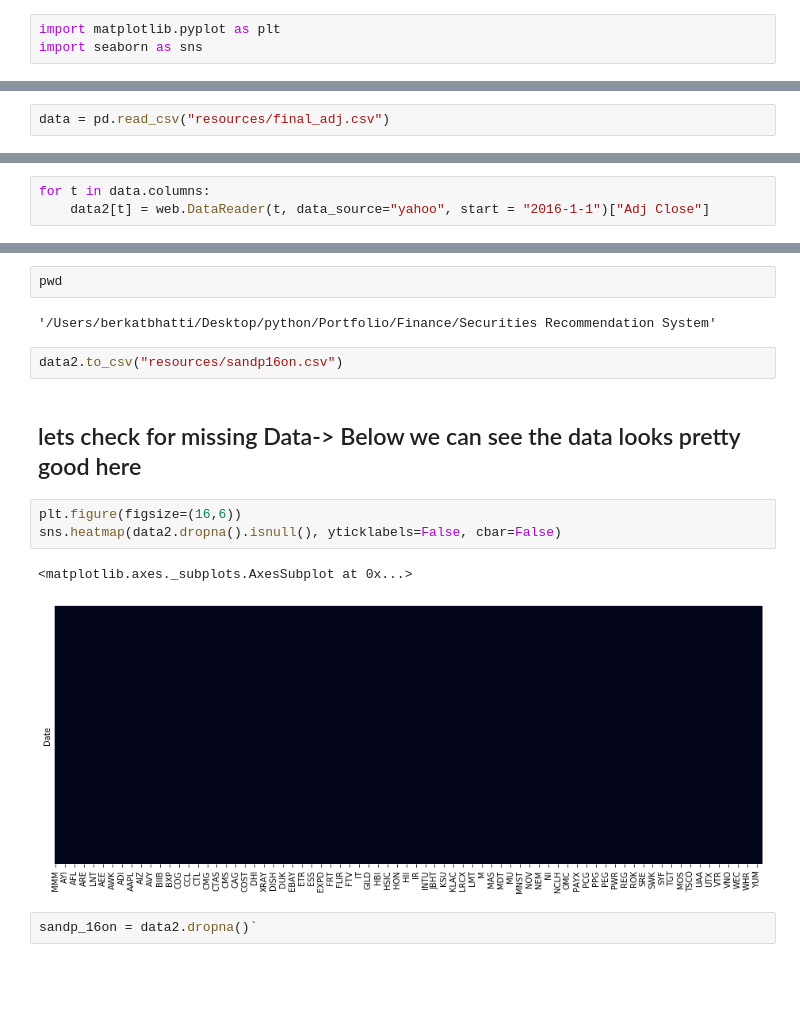
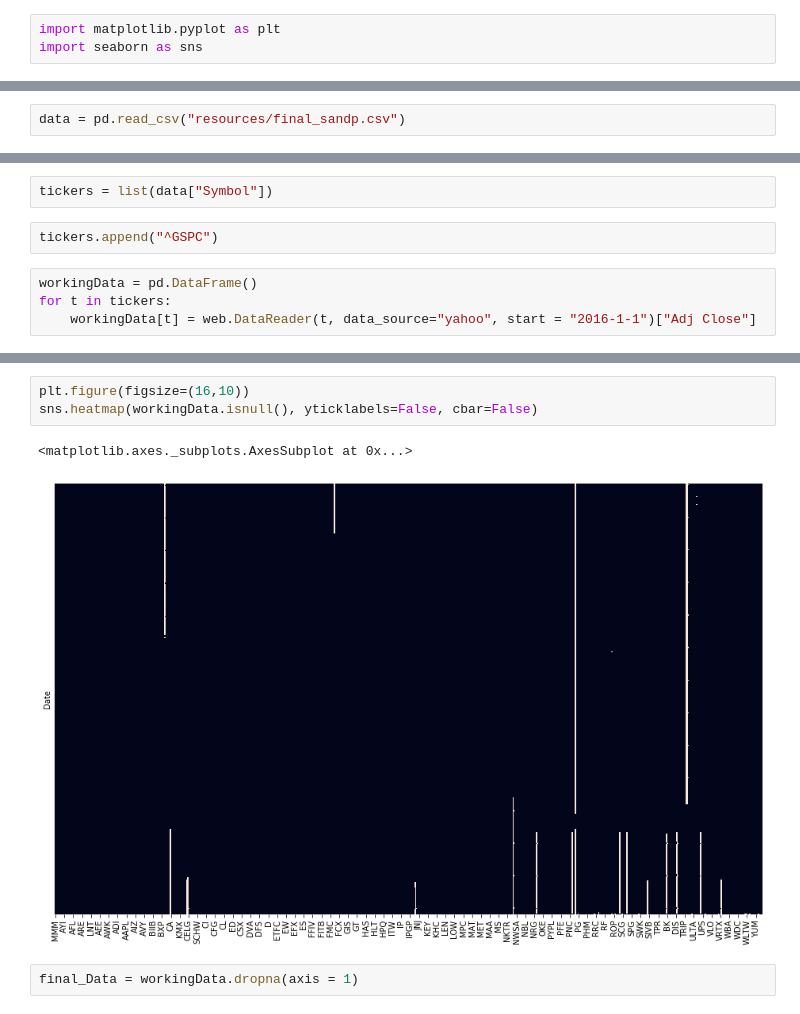
Before and after one commit to Berkat0789/Portfolio, a Jupyter notebook: Finance/Securities Recommendation System/Recommender System meets Markowitz Portfolio Theory.ipynb, the cells around one changed output, grey strips where cells are left out. Cells and saved outputs as stored; diff of their text form; blank space fills up the shorter version.

Commit message:
Working data for sandp

```diff
--- a/Finance/Securities Recommendation System/Recommender System meets Markowitz Portfolio Theory.ipynb
+++ b/Finance/Securities Recommendation System/Recommender System meets Markowitz Portfolio Theory.ipynb
@@ -7,5 +10,5 @@ import seaborn as sns
 # %%
-data = pd.read_csv("resources/final_adj.csv")
+data = pd.read_csv("resources/final_sandp.csv")
 # %%
 data.info()
 # %% [output]
@@ -23,3 +23,8 @@ data2 = pd.DataFrame()
+# %%
+tickers = list(data["Symbol"])
+# %%
+tickers.append("^GSPC")
 # %%
-for t in data.columns:
-    data2[t] = web.DataReader(t, data_source="yahoo", start = "2016-1-1")["Adj Close"]
+workingData = pd.DataFrame()
+for t in tickers:
+    workingData[t] = web.DataReader(t, data_source="yahoo", start = "2016-1-1")["Adj Close"]
@@ -43,16 +31,8 @@ data2
-# %%
-pwd
-# %% [output]
-'/Users/berkatbhatti/Desktop/python/Portfolio/Finance/Securities Recommendation System'
-# %%
-data2.to_csv("resources/sandp16on.csv")
-# %% [markdown]
-## lets check for missing Data-> Below we can see the data looks pretty good here
 # %%
-plt.figure(figsize=(16,6))
-sns.heatmap(data2.dropna().isnull(), yticklabels=False, cbar=False)
+plt.figure(figsize=(16,10))
+sns.heatmap(workingData.isnull(), yticklabels=False, cbar=False)
 # %% [output]
 <matplotlib.axes._subplots.AxesSubplot at 0x...>
-[figure, old version]
+[figure, new version]
-# %%
-sandp_16on = data2.dropna()`
+# %%
+final_Data = workingData.dropna(axis = 1)
```
Also changed, not shown: parts of 67 cells of this notebook, 2 other files.
